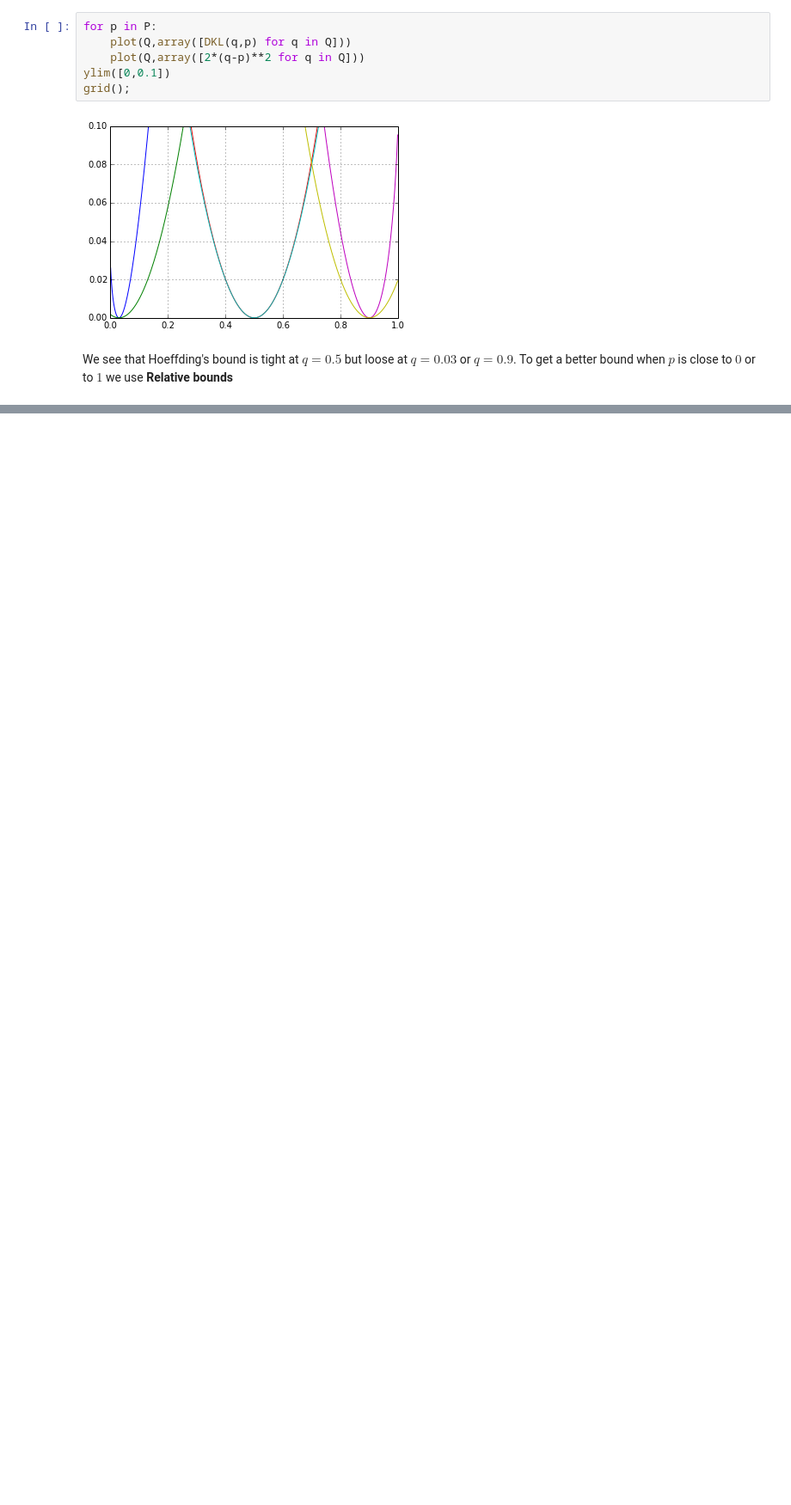
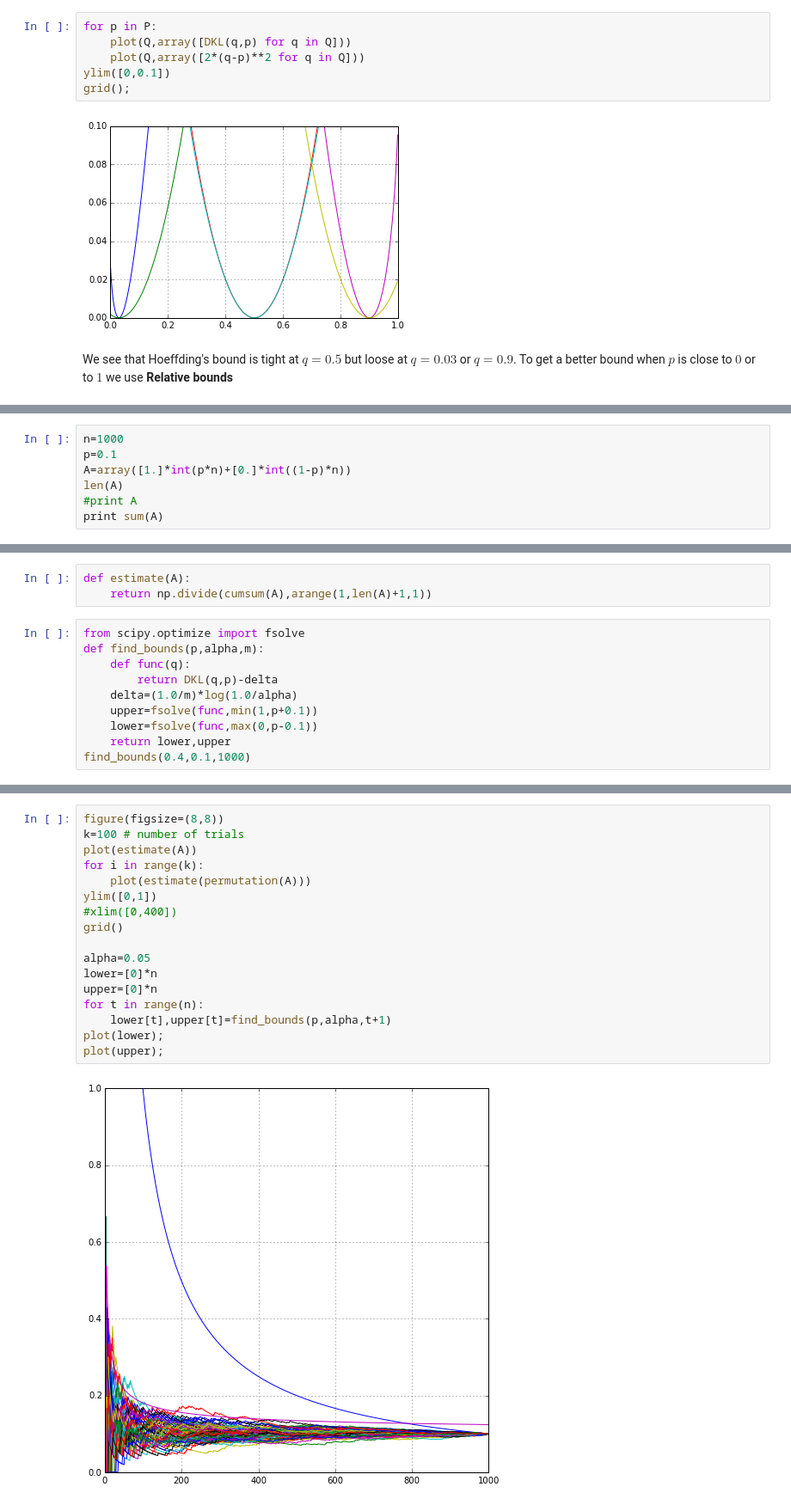
Before and after one commit to yoavfreund/UCSD_BigData, a Jupyter notebook: notebooks/sorting/Bounds.ipynb, the cells around one changed output, grey strips where cells are left out. Shown at 86% size. Cells and saved outputs as stored; diff of their text form; blank space fills up the shorter version.

Commit message:
Added bounds notebook and a results pickle file.

```diff
--- a/notebooks/sorting/Bounds.ipynb
+++ b/notebooks/sorting/Bounds.ipynb
@@ -229,0 +201,7 @@ legend()
+# %%
+n=1000
+p=0.1
+A=array([1.]*int(p*n)+[0.]*int((1-p)*n))
+len(A)
+#print A
+print sum(A)
@@ -229,0 +210,13 @@ legend()
+# %%
+def estimate(A):
+    return np.divide(cumsum(A),arange(1,len(A)+1,1))
+# %%
+from scipy.optimize import fsolve
+def find_bounds(p,alpha,m):
+    def func(q):
+        return DKL(q,p)-delta
+    delta=(1.0/m)*log(1.0/alpha)
+    upper=fsolve(func,min(1,p+0.1))
+    lower=fsolve(func,max(0,p-0.1))
+    return lower,upper
+find_bounds(0.4,0.1,1000)
@@ -229,0 +225,19 @@ legend()
+# %%
+figure(figsize=(8,8))
+k=100 # number of trials
+plot(estimate(A))
+for i in range(k):
+    plot(estimate(permutation(A)))
+ylim([0,1])
+#xlim([0,400])
+grid()
+
+alpha=0.05
+lower=[0]*n
+upper=[0]*n
+for t in range(n):
+    lower[t],upper[t]=find_bounds(p,alpha,t+1)
+plot(lower);
+plot(upper);
+# %% [output]
+[figure, added]
```
Also changed, not shown: parts of 10 cells of this notebook, 2 other files.
